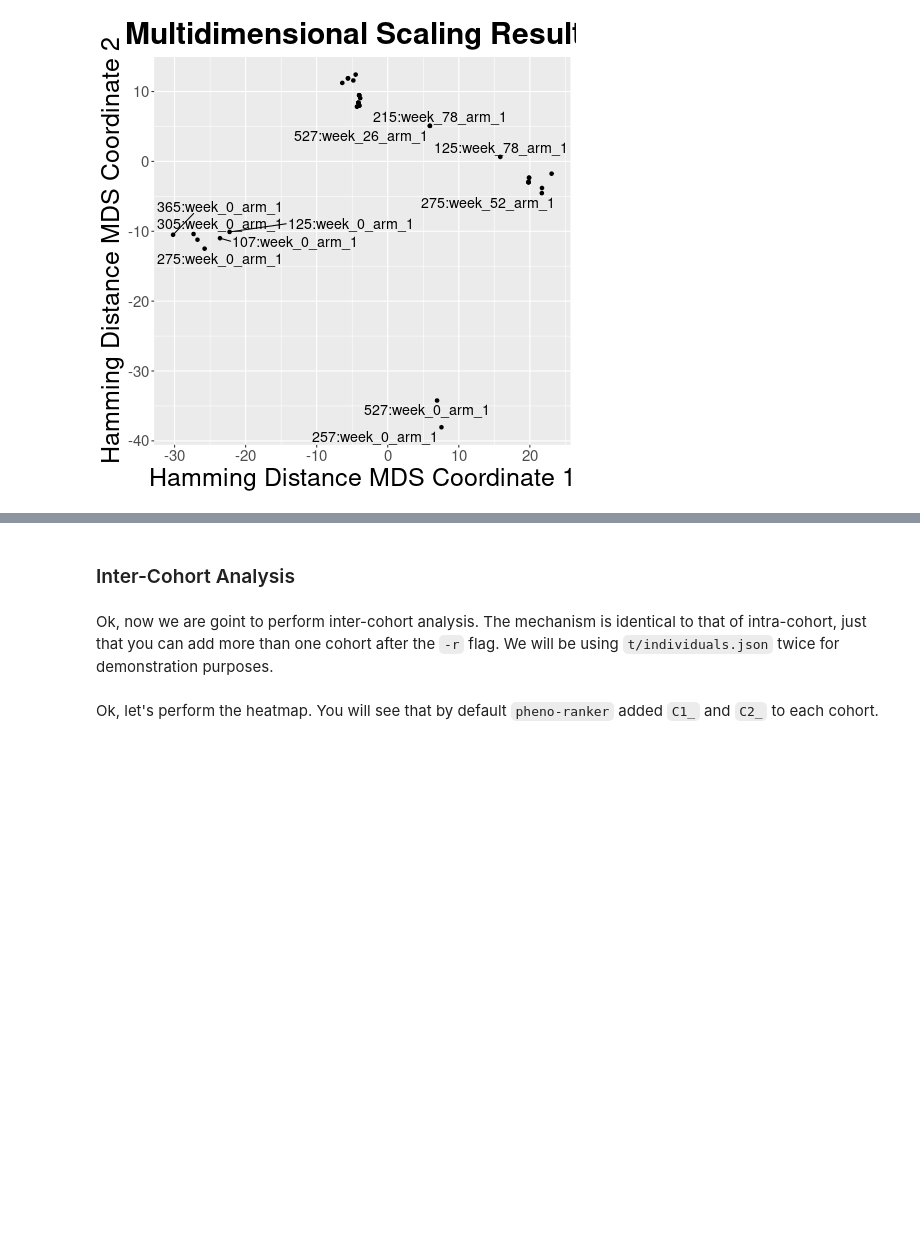
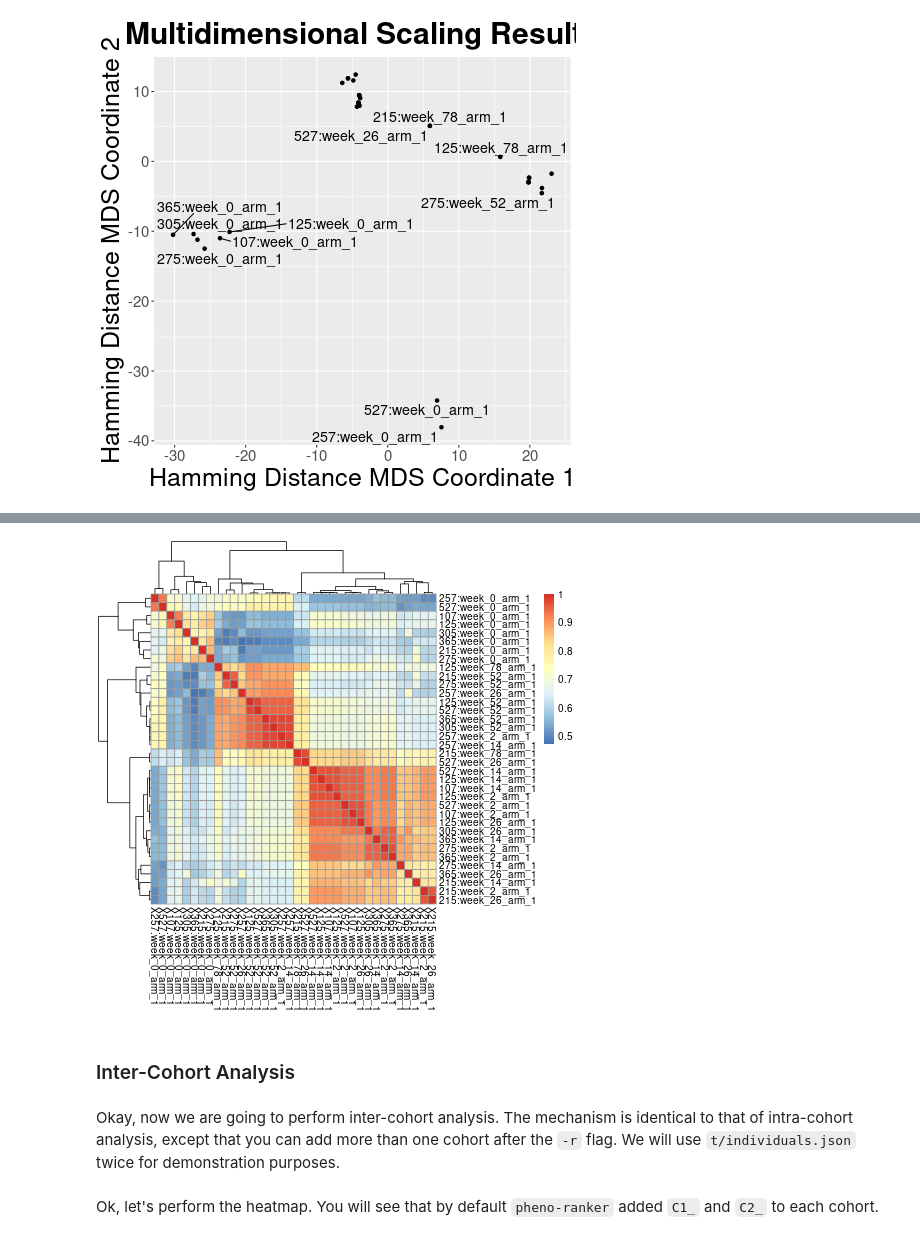
Before and after one commit to CNAG-Biomedical-Informatics/pheno-ranker, a Jupyter notebook: nb/pheno_ranker_cli_tutorial.ipynb, the cells around one changed output, grey strips where cells are left out. Cells and saved outputs as stored; diff of their text form; code cells hidden in the pictures; blank space fills up the shorter version.

```diff
--- a/nb/pheno_ranker_cli_tutorial.ipynb
+++ b/nb/pheno_ranker_cli_tutorial.ipynb
@@ -220,7 +251,21 @@ ggplot(df, aes(x, y, label = label)) +
+# %%
+# @title Plot { run: "auto" }
+%%R
+
+# Load library
+library("pheatmap")
+
+# Read in the input file as a matrix
+data <- as.matrix(read.table("/content/matrix.txt", header = TRUE, row.names = 1))
+
+# Create the heatmap with row and column labels
+pheatmap(data)
+# %% [output]
+[figure, added]
 # %% [markdown]
 ### Inter-Cohort Analysis
 # %% [markdown]
-Ok, now we are goint to perform inter-cohort analysis. The mechanism is identical to that of intra-cohort, just that you can add more than one cohort after the `-r` flag. We will be using `t/individuals.json` twice for demonstration purposes.
+Okay, now we are going to perform inter-cohort analysis. The mechanism is identical to that of intra-cohort analysis, except that you can add more than one cohort after the `-r` flag. We will use `t/individuals.json` twice for demonstration purposes.
 # %%
 !bin/pheno-ranker -r t/individuals.json t/individuals.json -o /content/inter_cohort_default_matrix.txt
 # %% [markdown]
```
Also changed, not shown: parts of 20 cells of this notebook, 2 other files.
